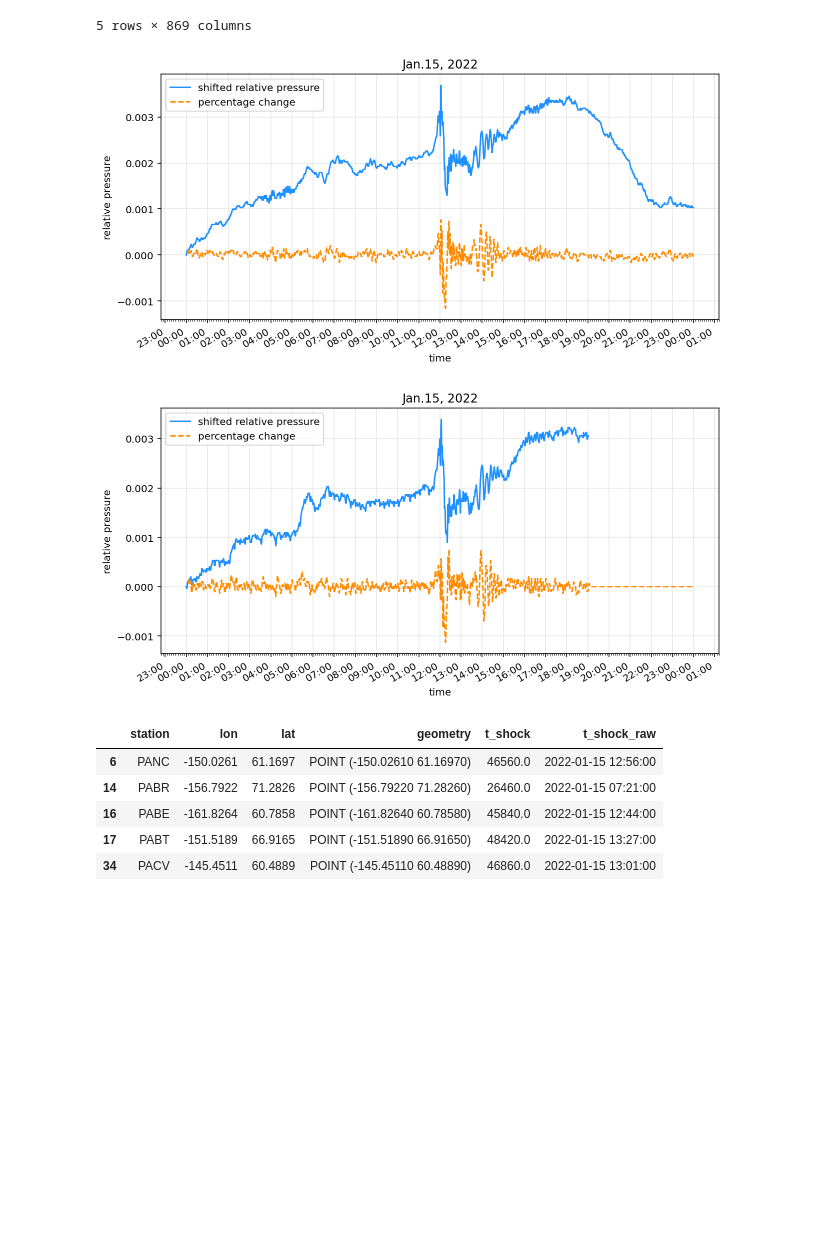
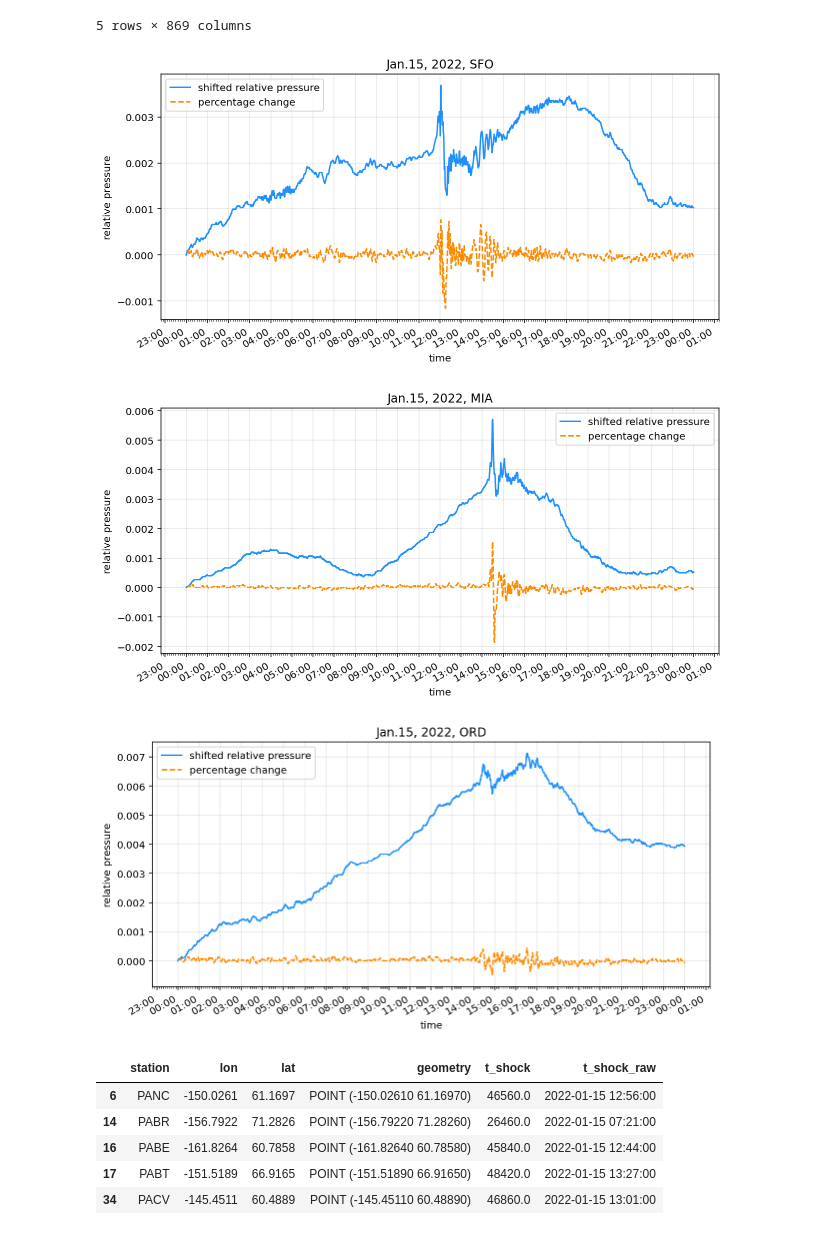
Before and after one commit to yanglyu902/tonga-volcano-shockwave-study, a Jupyter notebook: analysis.ipynb, the cells around one changed output. Saved outputs shown, nothing was run; the diff lists cells and outputs as text; code cells hidden in the pictures; blank space fills up the shorter version.

```diff
--- a/analysis.ipynb
+++ b/analysis.ipynb
@@ -111,6 +111,7 @@ df_series.head()
 5 rows × 869 columns
 # %%
 # visualize pressure gradients for a station
+
 def show_gradient(s):
     fig, ax = plt.subplots(figsize=(10,5))
     ax.plot(df_series['time'], -1 + df_series[s]/df_series[s][0], label='shifted relative pressure', color='dodgerblue')
@@ -124,14 +125,15 @@ def show_gradient(s):
     plt.gcf().autofmt_xdate() # Rotation
     plt.legend()
     plt.grid(alpha=0.3)
-    plt.title('Jan.15, 2022')
+    plt.title('Jan.15, 2022, ' + s)
     plt.show()
 # %%
 show_gradient('SFO')
-show_gradient('OAK')
-# show_gradient('')
+show_gradient('MIA')
+show_gradient('ORD')
 # %% [output]
-[figure, old version]
+[figure, new version]
-[figure, old version]
+[figure, new version]
+[figure, added]
 # %%
 # calculate percent change and find time of shock wave arriving
```
Also changed, not shown: parts of 13 cells of this notebook.
